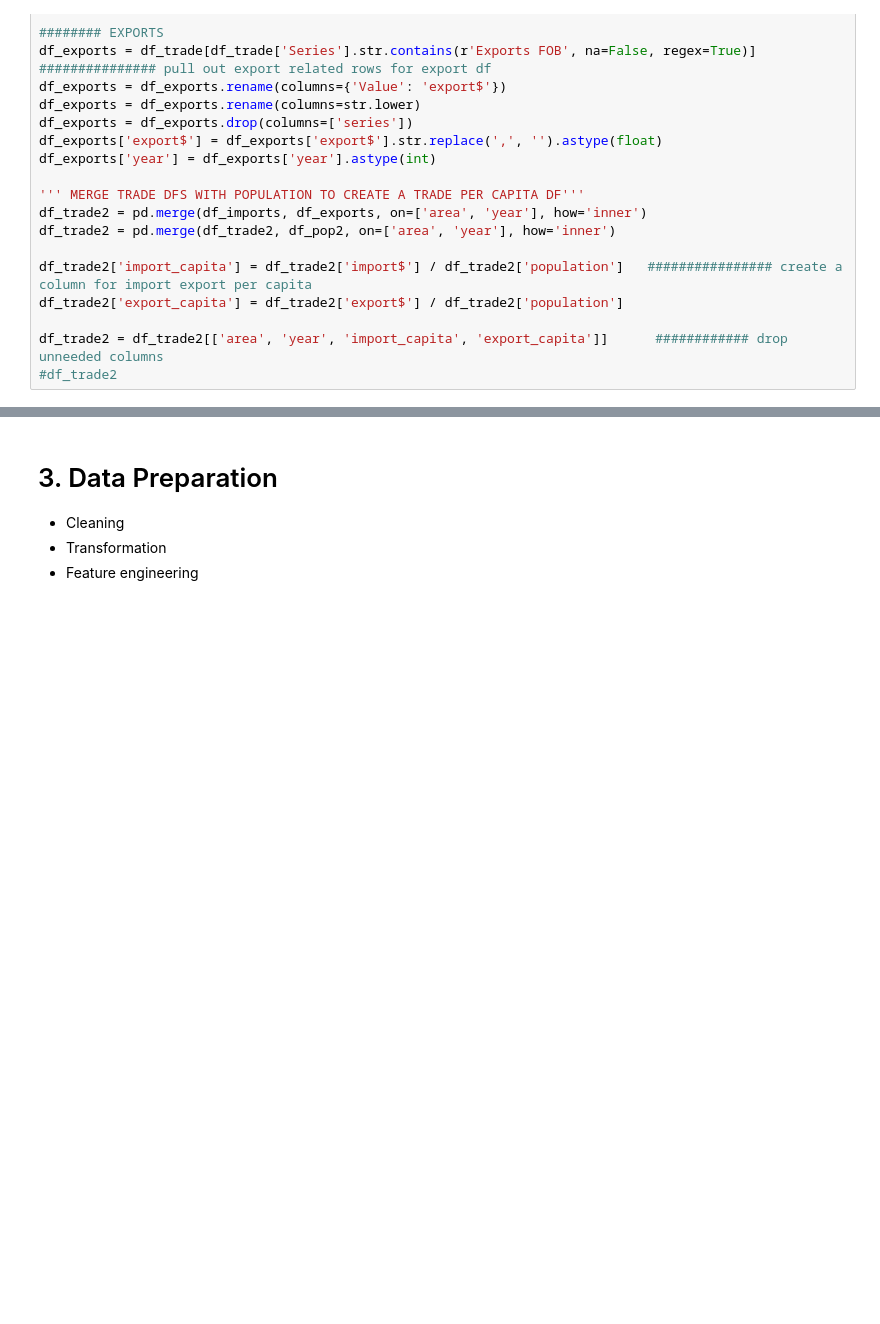
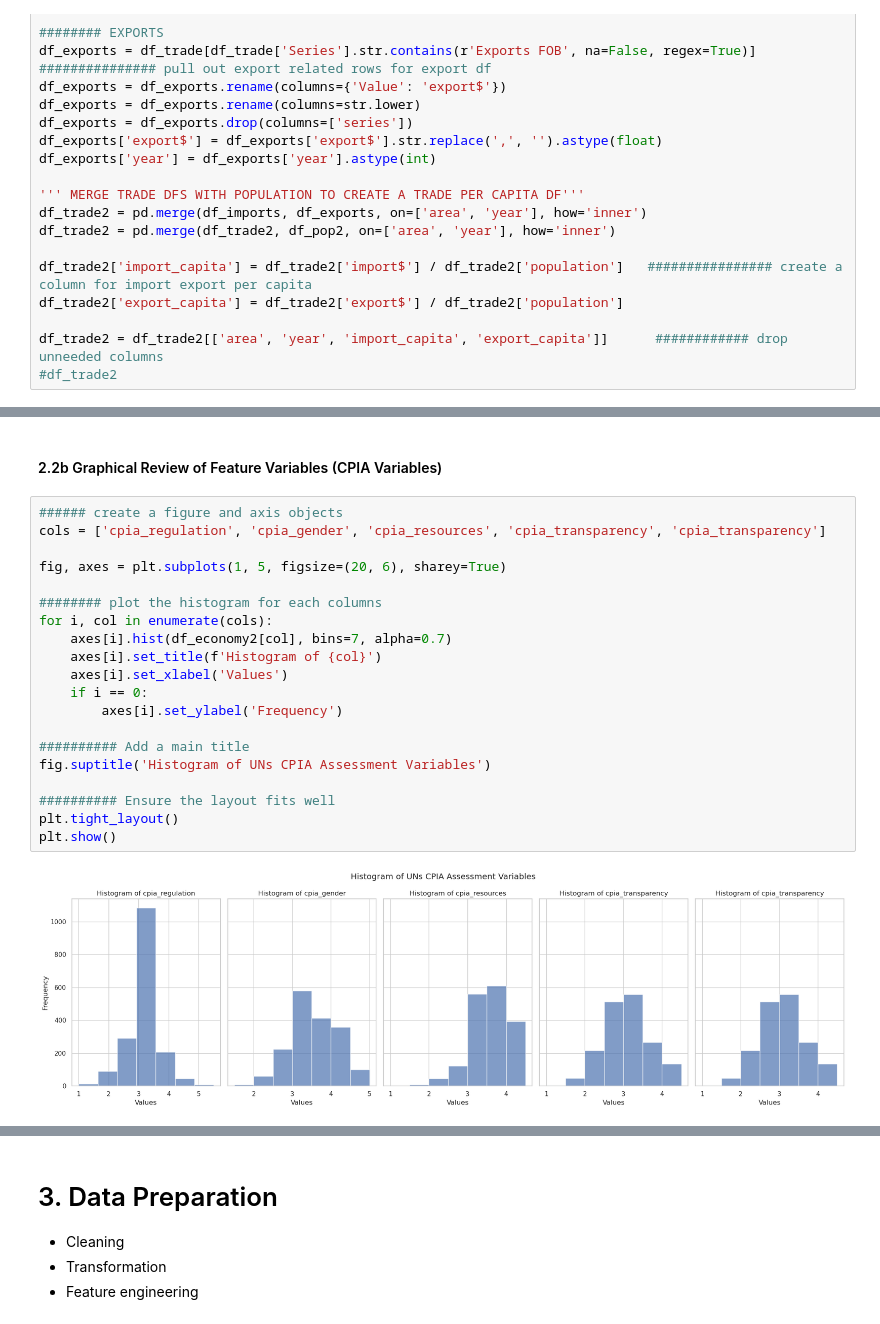
Before and after one commit to te-ex153/Projects, a Jupyter notebook: Country23.ipynb, the cells around one changed output, grey strips where cells are left out. Drawn from its saved outputs; the diff is of its cells as text; blank space fills up the shorter version.

```diff
--- a/Country23.ipynb
+++ b/Country23.ipynb
@@ -336,0 +510,24 @@ compare_areas.to_csv('compare_areas.csv', index=False)
+# %% [markdown]
+#### 2.2b Graphical Review of Feature Variables (CPIA Variables)
+# %%
+###### create a figure and axis objects
+cols = ['cpia_regulation', 'cpia_gender', 'cpia_resources', 'cpia_transparency', 'cpia_transparency']
+
+fig, axes = plt.subplots(1, 5, figsize=(20, 6), sharey=True)
+
+######## plot the histogram for each columns
+for i, col in enumerate(cols):
+    axes[i].hist(df_economy2[col], bins=7, alpha=0.7)
+    axes[i].set_title(f'Histogram of {col}')
+    axes[i].set_xlabel('Values')
+    if i == 0:
+        axes[i].set_ylabel('Frequency')
+
+########## Add a main title
+fig.suptitle('Histogram of UNs CPIA Assessment Variables')
+
+########## Ensure the layout fits well
+plt.tight_layout()
+plt.show()
+# %% [output]
+[figure, added]
```
Also changed, not shown: parts of 19 cells of this notebook.
